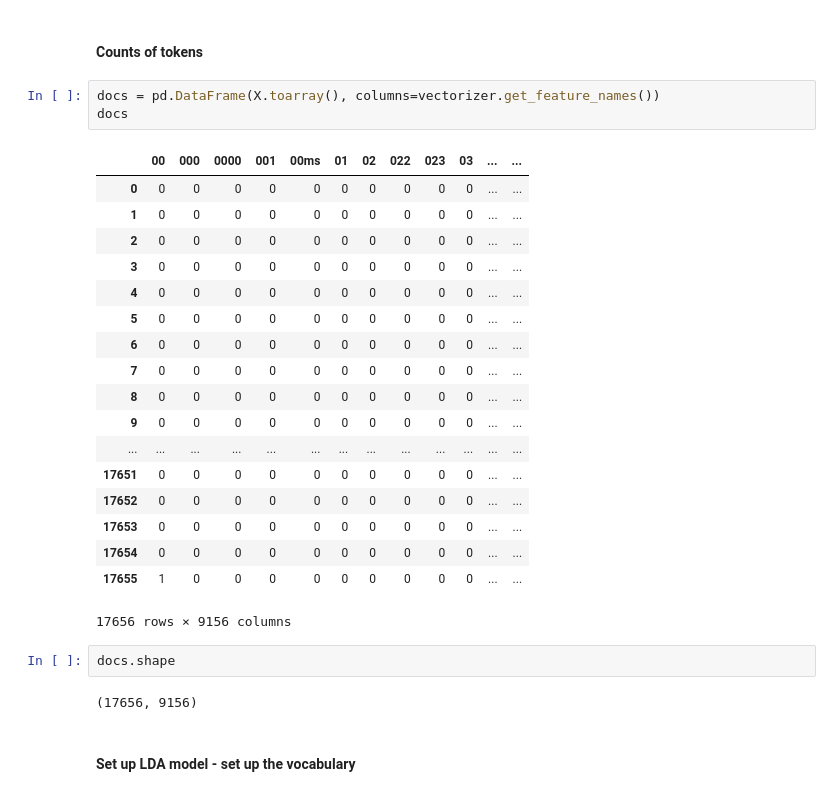
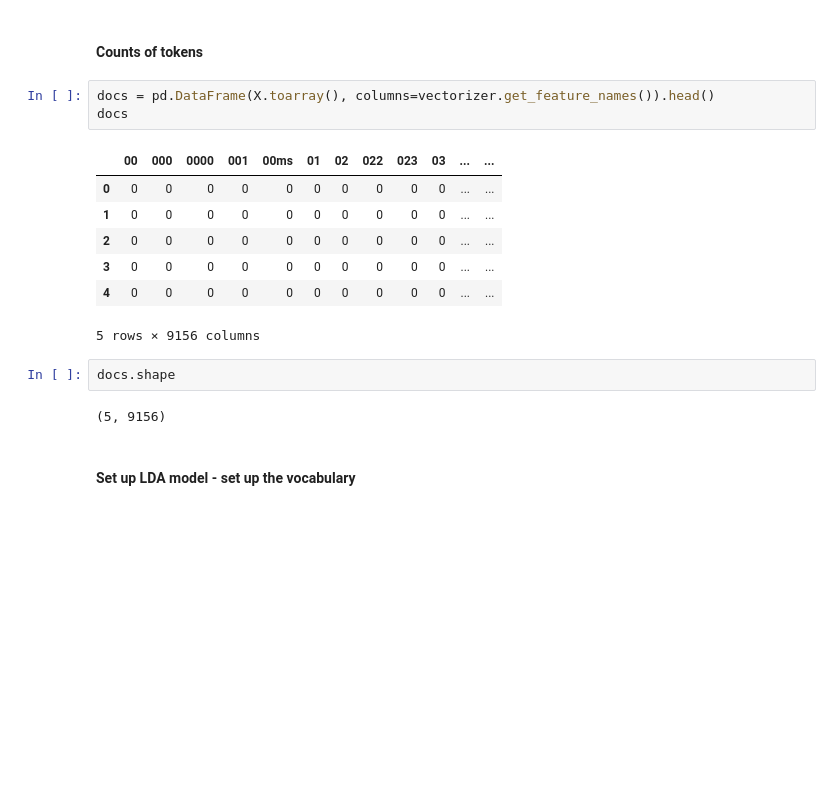
Before and after one commit to JamiesHQ/GA-FinalProject, a Jupyter notebook: GA Data Science Final Project - 3- NLP.ipynb, the cells around one changed output. Saved outputs shown, nothing was run; the diff lists cells and outputs as text; blank space fills up the shorter version.

```diff
--- a/GA Data Science Final Project - 3- NLP.ipynb
+++ b/GA Data Science Final Project - 3- NLP.ipynb
@@ -220,31 +220,20 @@ vectorizer.vocabulary_
 # %% [markdown]
 #### Counts of tokens
 # %%
-docs = pd.DataFrame(X.toarray(), columns=vectorizer.get_feature_names())
+docs = pd.DataFrame(X.toarray(), columns=vectorizer.get_feature_names()).head()
 docs
 # %% [output]
 |  | 00 | 000 | 0000 | 001 | 00ms | 01 | 02 | 022 | 023 | 03 | ... | ... |
 | 0 | 0 | 0 | 0 | 0 | 0 | 0 | 0 | 0 | 0 | 0 | ... | ... |
 | 1 | 0 | 0 | 0 | 0 | 0 | 0 | 0 | 0 | 0 | 0 | ... | ... |
 | 2 | 0 | 0 | 0 | 0 | 0 | 0 | 0 | 0 | 0 | 0 | ... | ... |
 | 3 | 0 | 0 | 0 | 0 | 0 | 0 | 0 | 0 | 0 | 0 | ... | ... |
 | 4 | 0 | 0 | 0 | 0 | 0 | 0 | 0 | 0 | 0 | 0 | ... | ... |
-| 5 | 0 | 0 | 0 | 0 | 0 | 0 | 0 | 0 | 0 | 0 | ... | ... |
-| 6 | 0 | 0 | 0 | 0 | 0 | 0 | 0 | 0 | 0 | 0 | ... | ... |
-| 7 | 0 | 0 | 0 | 0 | 0 | 0 | 0 | 0 | 0 | 0 | ... | ... |
-| 8 | 0 | 0 | 0 | 0 | 0 | 0 | 0 | 0 | 0 | 0 | ... | ... |
-| 9 | 0 | 0 | 0 | 0 | 0 | 0 | 0 | 0 | 0 | 0 | ... | ... |
-| ... | ... | ... | ... | ... | ... | ... | ... | ... | ... | ... | ... | ... |
-| 17651 | 0 | 0 | 0 | 0 | 0 | 0 | 0 | 0 | 0 | 0 | ... | ... |
-| 17652 | 0 | 0 | 0 | 0 | 0 | 0 | 0 | 0 | 0 | 0 | ... | ... |
-| 17653 | 0 | 0 | 0 | 0 | 0 | 0 | 0 | 0 | 0 | 0 | ... | ... |
-| 17654 | 0 | 0 | 0 | 0 | 0 | 0 | 0 | 0 | 0 | 0 | ... | ... |
-| 17655 | 1 | 0 | 0 | 0 | 0 | 0 | 0 | 0 | 0 | 0 | ... | ... |
-17656 rows × 9156 columns
+5 rows × 9156 columns
 # %%
 docs.shape
 # %% [output]
-(17656, 9156)
+(5, 9156)
 # %% [markdown]
 #### Set up LDA model - set up the vocabulary
 # %%
```
Also changed, not shown: parts of 9 cells of this notebook, 4 other files.
